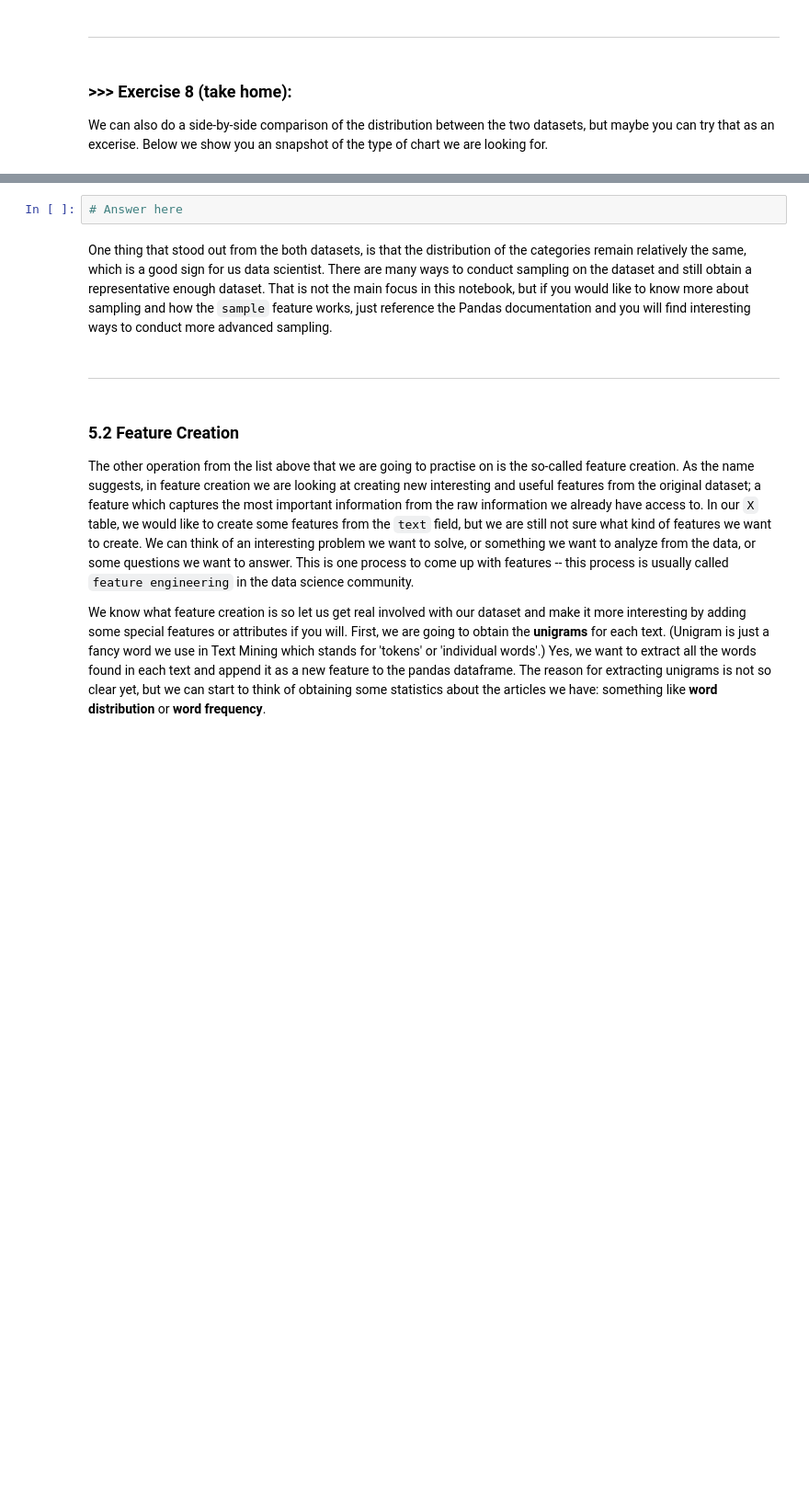
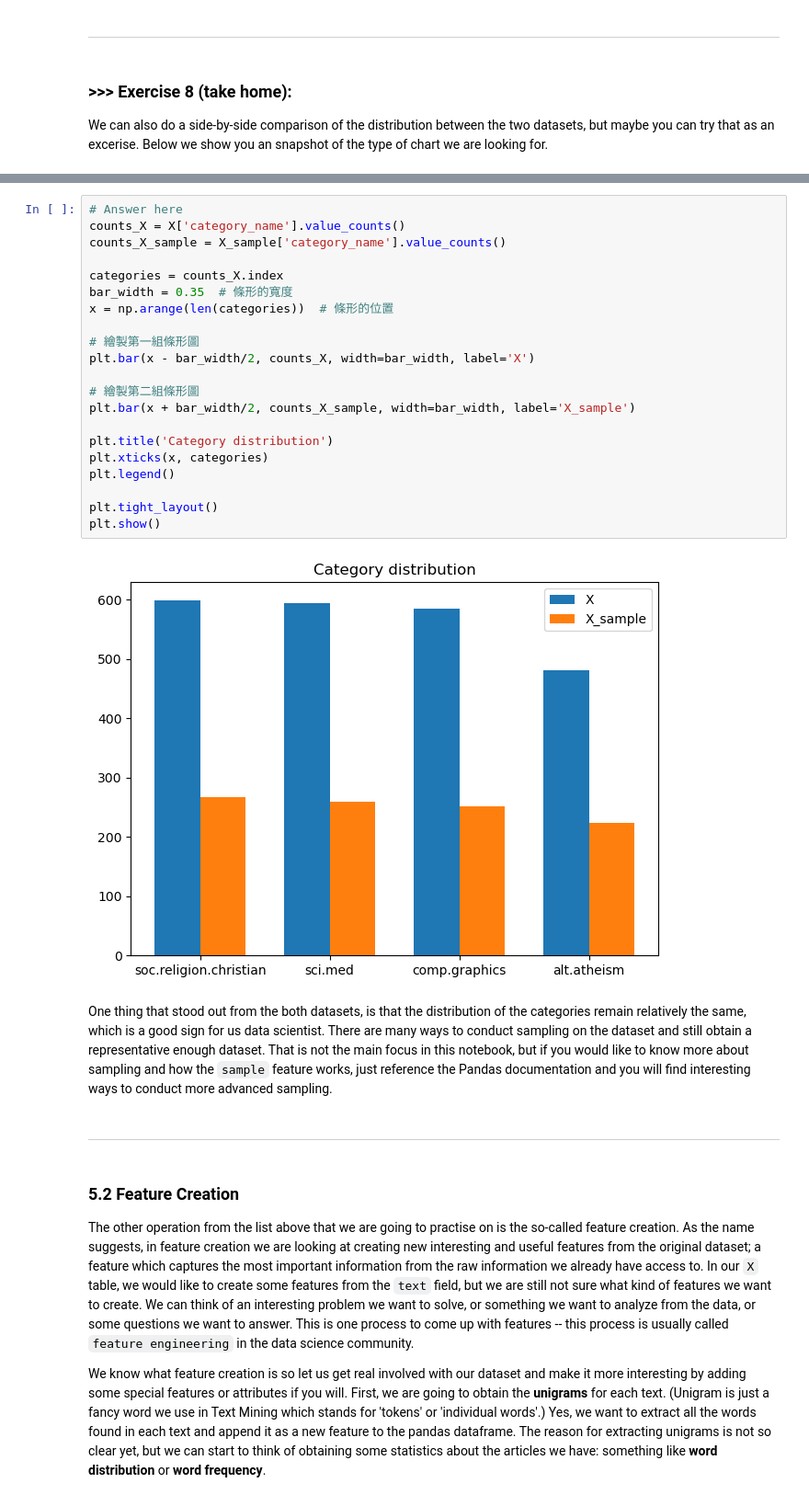
Before and after one commit to REX722/DM2024-Lab1-Master, a Jupyter notebook: DM2024-Lab1-Master.ipynb, the cells around one changed output, grey strips where cells are left out. Shown at 92% size. Cells and saved outputs as stored; diff of their text form; blank space fills up the shorter version.

```diff
--- a/DM2024-Lab1-Master.ipynb
+++ b/DM2024-Lab1-Master.ipynb
@@ -785,8 +819,29 @@ Notice that for the `ylim` parameters we hardcoded the maximum value for y. Is i
 We can also do a side-by-side comparison of the distribution between the two datasets, but maybe you can try that as an excerise. Below we show you an snapshot of the type of chart we are looking for.
 # %% [markdown]
 ![alt txt](https://i.imgur.com/9eO431H.png)
-# %%
-# Answer here
+# %%
+# Answer here
+counts_X = X['category_name'].value_counts()
+counts_X_sample = X_sample['category_name'].value_counts()
+
+categories = counts_X.index
+bar_width = 0.35  # 條形的寬度
+x = np.arange(len(categories))  # 條形的位置
+
+# 繪製第一組條形圖
+plt.bar(x - bar_width/2, counts_X, width=bar_width, label='X')
+
+# 繪製第二組條形圖
+plt.bar(x + bar_width/2, counts_X_sample, width=bar_width, label='X_sample')
+
+plt.title('Category distribution')
+plt.xticks(x, categories)
+plt.legend()
+
+plt.tight_layout()
+plt.show()
+# %% [output]
+[figure, added]
 # %% [markdown]
 One thing that stood out from the both datasets, is that the distribution of the categories remain relatively the same, which is a good sign for us data scientist. There are many ways to conduct sampling on the dataset and still obtain a representative enough dataset. That is not the main focus in this notebook, but if you would like to know more about sampling and how the `sample` feature works, just reference the Pandas documentation and you will find interesting ways to conduct more advanced sampling.
 # %% [markdown]
```
Also changed, not shown: parts of 10 cells of this notebook.
